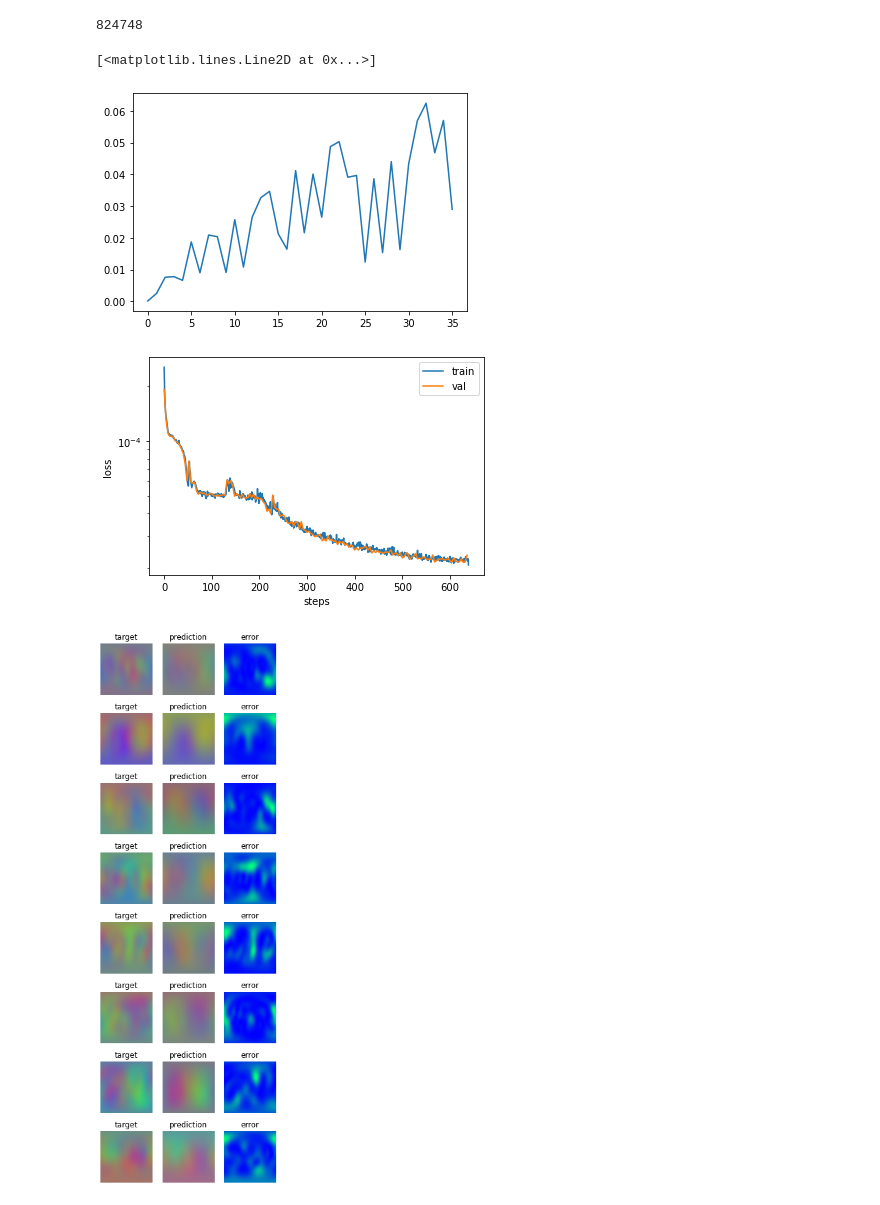
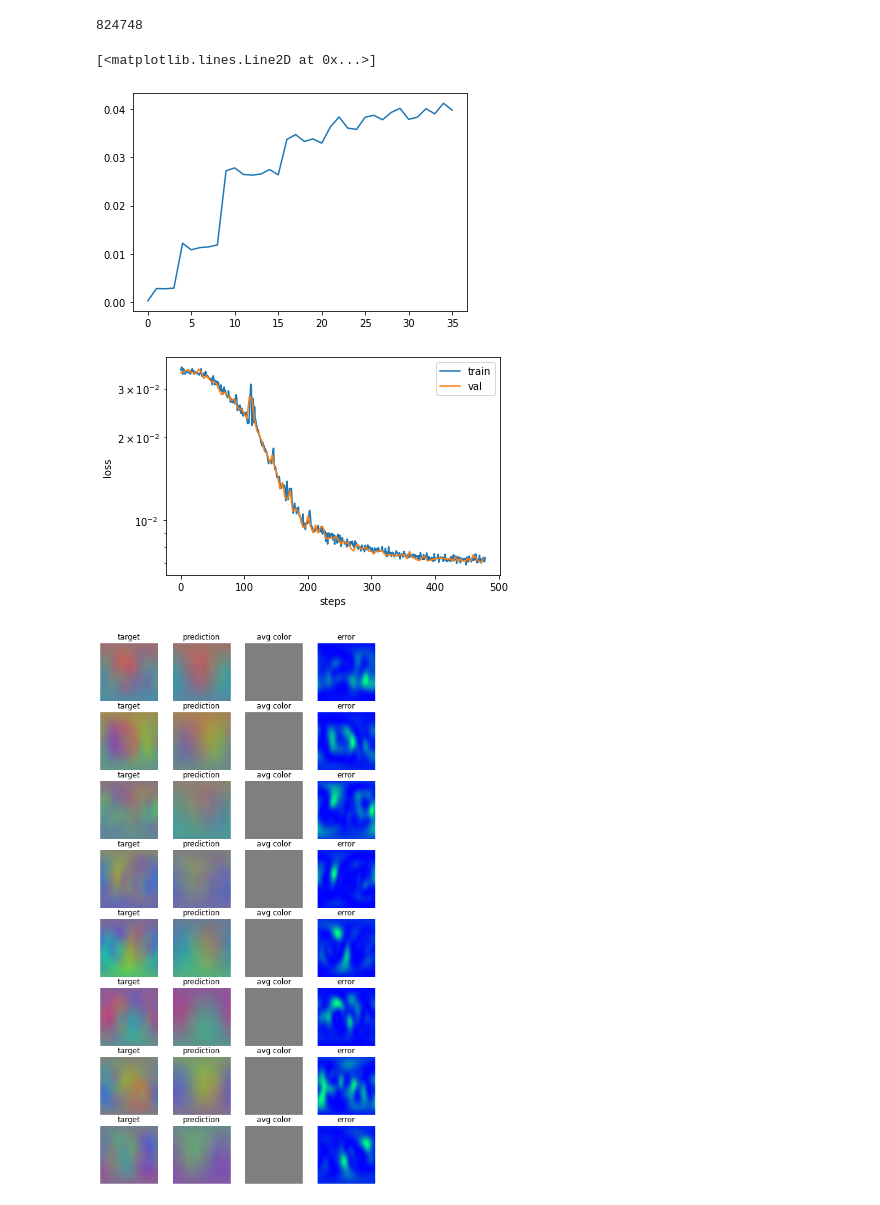
Before and after one commit to KeKsBoTer/punctum, a Jupyter notebook: pointnet/train.ipynb, the cells around one changed output. Drawn from its saved outputs; the diff is of its cells as text; code cells hidden in the pictures.

Commit message:
dataset generation debugging

```diff
--- a/pointnet/train.ipynb
+++ b/pointnet/train.ipynb
@@ -17,7 +17,7 @@ from torch.utils.data import DataLoader
 from pytorch3d.structures import Pointclouds
 import torch.utils.data as data
 
-ds = OctantDataset("../datasets/neuschwanstein_16_64max_sh",sub_sample=10000)
+ds = OctantDataset("../datasets/simple_32_sh",sub_sample=10000)
 
 def collate_batched_point_clouds(batch: List[Tuple[Pointclouds, torch.Tensor]]):
     coefs = torch.stack([x[1] for x in batch])
@@ -31,13 +31,13 @@ num_train = int(0.8*len(ds))
 
 ds_train, ds_val = data.random_split(ds,[num_train,len(ds)-num_train])
 
-batch_size = 256
+batch_size = 512
 
 train_dataloader = DataLoader(
     ds_train, batch_size=batch_size, shuffle=True, collate_fn=collate_batched_point_clouds, drop_last=False,num_workers=12,pin_memory=True
 )
 val_dataloader = DataLoader(
-    ds_train, batch_size=batch_size, shuffle=True, collate_fn=collate_batched_point_clouds, drop_last=False,num_workers=3,pin_memory=True
+    ds_train, batch_size=batch_size, shuffle=True, collate_fn=collate_batched_point_clouds, drop_last=False,num_workers=12,pin_memory=True
 )
 len(ds_train),len(ds_val)
 # %% [output]
@@ -51,32 +51,52 @@ sum(p.numel() for p in model.parameters() if p.requires_grad)
 824748
 # %%
 import numpy as np
+from sh import calc_sh
 
 coefs = torch.stack([ds[i][1][ : lm2flat_index(l, -l) + 1] for i in np.random.choice(len(ds),1000)])
 avg_coefs = coefs.abs().permute(1,0,2).flatten(1).mean(1)
+
+
+res = 100
+x = torch.arange(0,1,1/res)
+grid_x,grid_y = torch.meshgrid(x*torch.pi,x*2*torch.pi,indexing="ij")
+coords = torch.stack((grid_x.flatten(),grid_y.flatten())).T
+
+y = calc_sh(l,coords)
+y.requires_grad = False
+
 def weightedL2Loss(weights:torch.Tensor):
+
     def loss(prediction:torch.Tensor,target:torch.Tensor)->torch.Tensor:
-        diff = prediction-target
+
+        pred = y.to(prediction.device)@prediction
+        target = y.to(target.device)@target
+
+        diff = pred-target
         l2 = diff.square().sum(-1)
-        return (l2*weights.to(prediction.device)).mean()
+        # return (l2*weights.to(prediction.device)).mean()
+        return l2.mean()
     return loss
 
 weighting = 1/avg_coefs
 weighting /= weighting.sum() #normalize
+
+# weighting = torch.ones_like(weighting)/len(weighting)
+
 mse_loss = weightedL2Loss(weighting)
 
 plt.plot(weighting)
 # %% [output]
 [<matplotlib.lines.Line2D at 0x...>]
-[figure, old version]
+[figure, new version]
 # %%
 from torch.optim.lr_scheduler import OneCycleLR
 
-epochs = 20
+epochs = 30
 
-optimizer = torch.optim.AdamW(model.parameters(),lr=1e-3)
+optimizer = torch.optim.AdamW(model.parameters(),lr=1e-4)
 
-scheduler = OneCycleLR(optimizer,max_lr=1e-2,steps_per_epoch=len(train_dataloader),epochs=epochs,pct_start=0.3)
+scheduler = OneCycleLR(optimizer,max_lr=1e-3,steps_per_epoch=len(train_dataloader),epochs=epochs,pct_start=0.3)
 
 # mse_loss = torch.nn.MSELoss()
 
@@ -107,34 +127,34 @@ with tqdm(len(train_dataloader)) as pbar:
             optimizer.zero_grad()
 
             pred_coefs = model(vertices, color, batch)
             train_loss:torch.Tensor = mse_loss(pred_coefs, target_coefs)
             train_loss.backward()
             # torch.nn.utils.clip_grad_norm_(model.parameters(),max_norm=1.)
             optimizer.step()
             loss_hist_train[step] = train_loss.item()
             scheduler.step()
 
             # do validation batch every 4th train batch
             if i%4 == 0:
                 model.eval()
                 pcs,coefs = next(val_sampler)
                 vertices,color,batch = unpack_data(pcs)
                 target_coefs = coefs[:, : lm2flat_index(l, -l) + 1].cuda()
                 pred_coefs = model(vertices, color, batch)
                 val_loss:torch.Tensor = mse_loss(pred_coefs, target_coefs)
                 loss_hist_val[step] = val_loss.item()
 
             pbar.update()
             step+=1
 
 plt.plot(loss_hist_train.keys(),loss_hist_train.values(), label="train")
 plt.plot(loss_hist_val.keys(),loss_hist_val.values(), label="val")
 plt.legend()
 plt.xlabel("steps")
 plt.ylabel("loss")
 plt.yscale("log")
 # %% [output]
-[figure, old version]
+[figure, new version]
 # %%
 torch.save(model.state_dict(),"../model/model.pt")
 # %%
@@ -155,10 +175,10 @@ pc,a_lm = next(iter(train_dataloader))
 pred_a = model(*unpack_data(pc)).squeeze(0)
 a_lm = a_lm[:,:lm2flat_index(l, -l) + 1]
 
-fig,axes = plt.subplots(8,3,figsize=(5,16))
+fig,axes = plt.subplots(8,4,figsize=(8,16))
 
 for i in range(8):
-    ax1,ax2,ax3 = axes[i]
+    ax1,ax2,ax3,ax4 = axes[i]
     ax1.set_title("target")
     ax1.set_axis_off()
 
@@ -170,12 +190,17 @@ for i in range(8):
     prediction =(y@pred_a[i].cpu()).reshape(res,res,-1).clip(0,1)
     ax2.imshow(prediction)
 
-    ax3.set_title("error")
+    ax3.set_title("avg color")
     ax3.set_axis_off()
+    avg =pc.features_list()[i].float().mean(0).reshape(1,1,4) / 255.
+    ax3.imshow(avg)
+
+    ax4.set_title("error")
+    ax4.set_axis_off()
     error = (prediction-target).square().mean(-1)
-    ax3.imshow(error,cmap="winter")
+    ax4.imshow(error,cmap="winter")
 # %% [output]
-[figure, old version]
+[figure, new version]
 # %%
 plt.ylabel("value")
 plt.xlabel("coef.")
```
Also changed, not shown: parts of 12 cells of this notebook, 6 other files.
